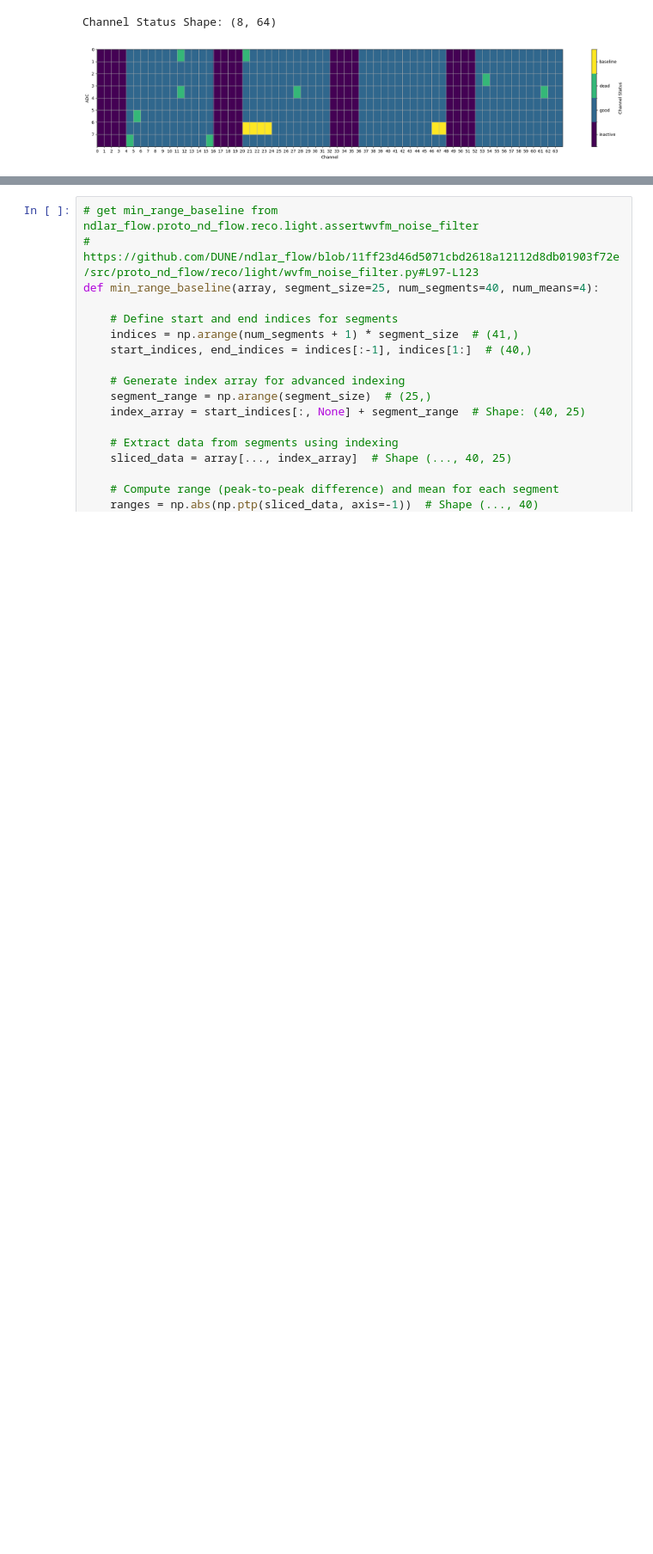
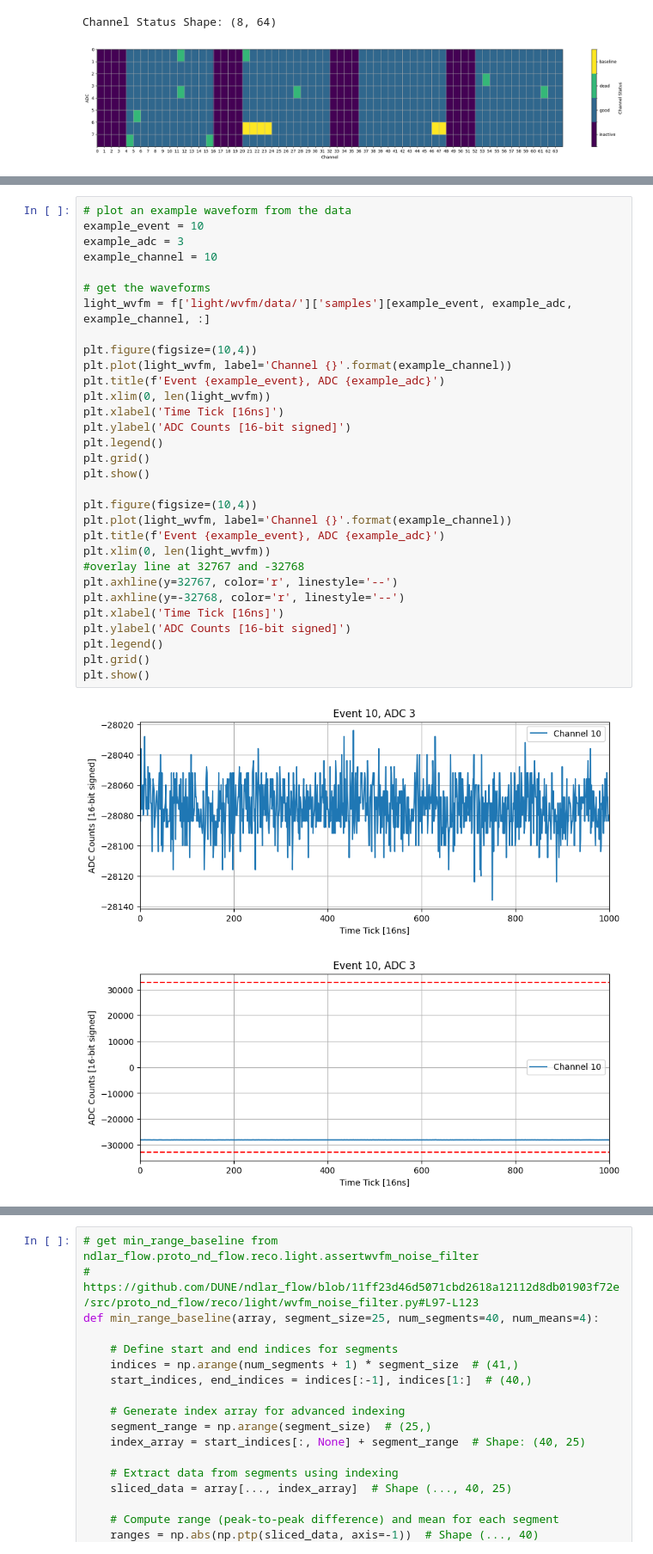
Before and after one commit to jvmead/lrs_tutorials, a Jupyter notebook: lrs_tutorial_1.ipynb, the cells around one changed output, grey strips where cells are left out. Shown at 86% size. Cells and saved outputs as stored; diff of their text form; blank space fills up the shorter version.

Commit message:
adding example wvfms at each step

```diff
--- a/lrs_tutorial_1.ipynb
+++ b/lrs_tutorial_1.ipynb
@@ -211,0 +127,34 @@ print(sipm_hits.shape)
+# %%
+# plot an example waveform from the data
+example_event = 10
+example_adc = 3
+example_channel = 10
+
+# get the waveforms
+light_wvfm = f['light/wvfm/data/']['samples'][example_event, example_adc, example_channel, :]
+
+plt.figure(figsize=(10,4))
+plt.plot(light_wvfm, label='Channel {}'.format(example_channel))
+plt.title(f'Event {example_event}, ADC {example_adc}')
+plt.xlim(0, len(light_wvfm))
+plt.xlabel('Time Tick [16ns]')
+plt.ylabel('ADC Counts [16-bit signed]')
+plt.legend()
+plt.grid()
+plt.show()
+
+plt.figure(figsize=(10,4))
+plt.plot(light_wvfm, label='Channel {}'.format(example_channel))
+plt.title(f'Event {example_event}, ADC {example_adc}')
+plt.xlim(0, len(light_wvfm))
+#overlay line at 32767 and -32768
+plt.axhline(y=32767, color='r', linestyle='--')
+plt.axhline(y=-32768, color='r', linestyle='--')
+plt.xlabel('Time Tick [16ns]')
+plt.ylabel('ADC Counts [16-bit signed]')
+plt.legend()
+plt.grid()
+plt.show()
+# %% [output]
+[figure, added]
+[figure, added]
```
Also changed, not shown: parts of 18 cells of this notebook.
